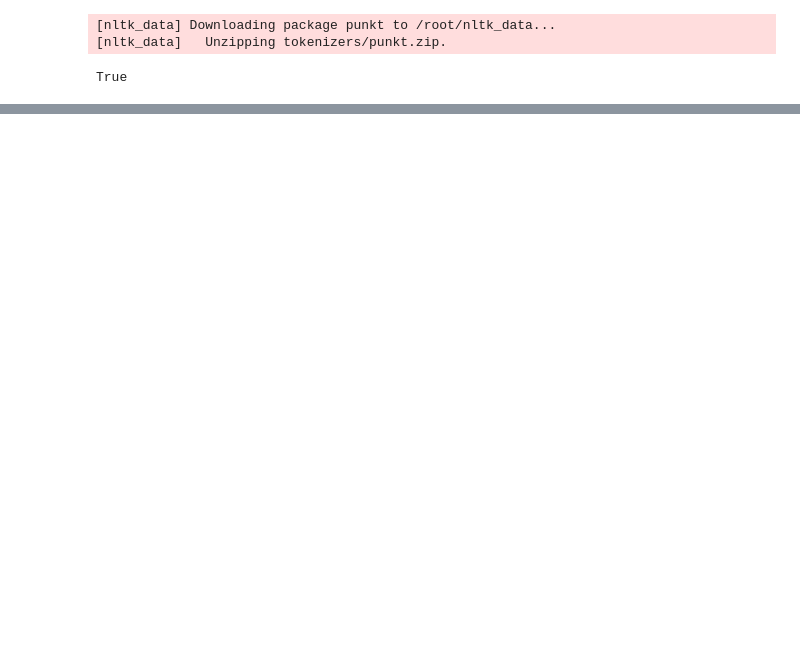
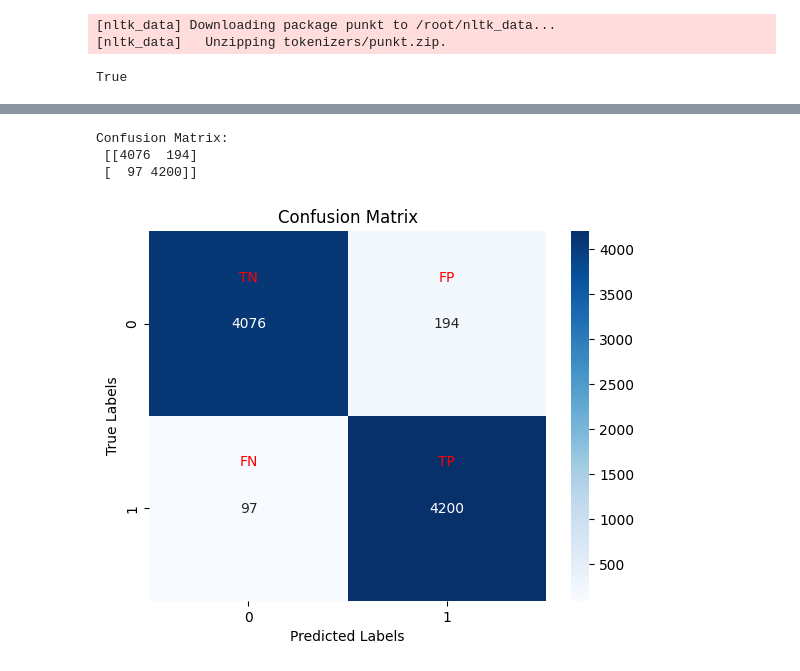
Before and after one commit to markoboreta/BSc-Thesis, a Jupyter notebook: AI_FAKE_NEWS_DETECTOR/training/NaiveBayes.ipynb, the cells around one changed output, grey strips where cells are left out. Drawn from its saved outputs; the diff is of its cells as text; code cells hidden in the pictures; blank space fills up the shorter version.

```diff
--- a/AI_FAKE_NEWS_DETECTOR/training/NaiveBayes.ipynb
+++ b/AI_FAKE_NEWS_DETECTOR/training/NaiveBayes.ipynb
@@ -188,2 +210,0 @@ Name: label, dtype: int64
-# %%
-text['text'] = [str(entry).lower() for entry in text['text']]
@@ -223,2 +210,0 @@ data['title'] = data['title'].fillna('')
-# %%
-data['combined_text'] = data['title'] + ' ' + data['text']
@@ -358,0 +257,7 @@ def classify_article(article, model, vectorizer):
+# %%
+from sklearn.feature_extraction.text import CountVectorizer
+
+count_vectorizer = CountVectorizer()
+
+X_count_trian = count_vectorizer.fit_transform(X_train)
+X_count_test = count_vectorizer.transform(X_test)
@@ -358,0 +289,12 @@ def classify_article(article, model, vectorizer):
+# %%
+count_vectorizer_ngram = CountVectorizer(ngram_range=(2,2),min_df=0.002, max_df=0.8) # ignore words that appear in fewer than 2% and in more than 80, to help make ngram use easier
+# removing rare words will remove typos
+X_count_trian_ngram = count_vectorizer_ngram.fit_transform(X_train)
+X_count_test_ngram = count_vectorizer_ngram.transform(X_test)
+
+model2_ngram = MultinomialNB()
+model2_ngram.fit(X_count_trian_ngram, y_train)
+pred = model2_ngram.predict(X_count_test_ngram)
+print("Accuracy COUNT:", accuracy_score(y_test, pred))
+scores3 = cross_val_score(model2_ngram, X_count_test_ngram, y_test, cv=5, scoring='accuracy')
+print("Cross-Validation Accuracy COUNT:", scores3.mean())
@@ -358,0 +357,27 @@ def classify_article(article, model, vectorizer):
+# %%
+from sklearn.metrics import confusion_matrix
+import seaborn as sns
+import matplotlib.pyplot as plt
+
+# Generate the confusion matrix
+conf_matrix = confusion_matrix(y_test, pred)
+print("Confusion Matrix:\n", conf_matrix)
+
+# Plot the confusion matrix using seaborn
+sns.heatmap(conf_matrix, annot=True, fmt='d', cmap='Blues')
+plt.xlabel('Predicted Labels')
+plt.ylabel('True Labels')
+plt.title('Confusion Matrix')
+
+# Annotate each cell with the respective quadrant labels
+labels = ['TN', 'FP', 'FN', 'TP']
+label_positions = [(0,0), (0,1), (1,0), (1,1)]
+for label, pos in zip(labels, label_positions):
+    plt.text(pos[1]+0.5, pos[0]+0.25, label, ha='center', va='center', color='red')
+
+plt.show()
+# %% [output]
+Confusion Matrix:
+ [[4076  194]
+ [  97 4200]]
+[figure, added]
```
Also changed, not shown: parts of 54 cells of this notebook, 26 other files.
